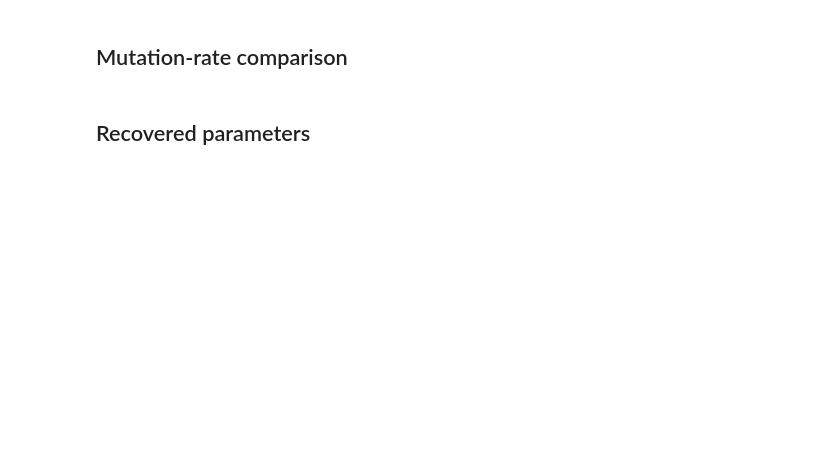
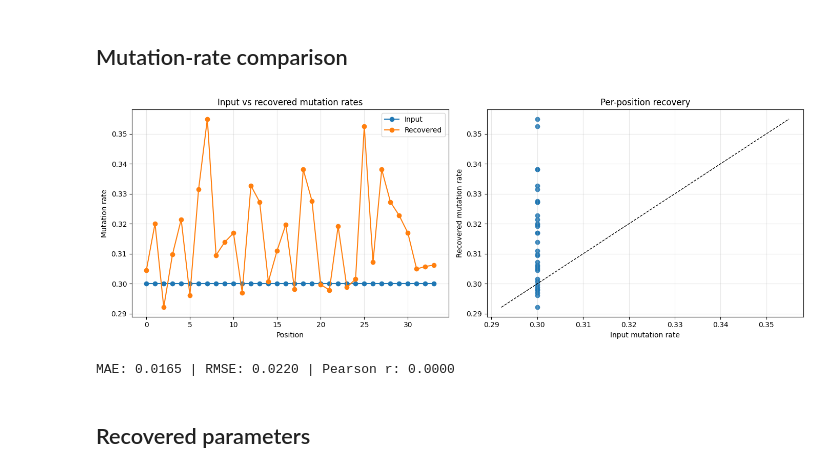
Before and after one commit to automl/SyntheticEvolution, a Jupyter notebook: SHS-Generator/shs_analyzer.ipynb, the cells around one changed output. Cells and saved outputs as stored; diff of their text form; code cells hidden in the pictures; blank space fills up the shorter version.

```diff
--- a/SHS-Generator/shs_analyzer.ipynb
+++ b/SHS-Generator/shs_analyzer.ipynb
@@ -147,12 +174,14 @@ _ = shs_analyzer.plot_deletions_and_insertion(feat.col_deletion_rate, feat.col_i
 # %% [markdown]
 ## Mutation-rate comparison
 # %%
-import json
-
-input_rates = json.loads(MUTATION_RATES)
+# PairMap stores the effective rates, including scalar defaults and overrides.
+input_rates = np.array([pair_map.mutation_rate(i) for i in range(len(data.seq))])
 output_rates = feat.col_mut_rate
+fig, metrics = shs_analyzer.plot_mutation_rate_comparison(input_rates, output_rates)
 print(f"MAE: {metrics['mae']:.4f} | RMSE: {metrics['rmse']:.4f} | Pearson r: {metrics['pearson_r']:.4f}")
-fig, metrics = shs_analyzer.plot_mutation_rate_comparison(input_rates, output_rates)
+# %% [output]
+[figure, added]
+MAE: 0.0165 | RMSE: 0.0220 | Pearson r: 0.0000
 # %% [markdown]
 ## Recovered parameters
 # %%
```
Also changed, not shown: parts of 9 cells of this notebook, 6 other files.
